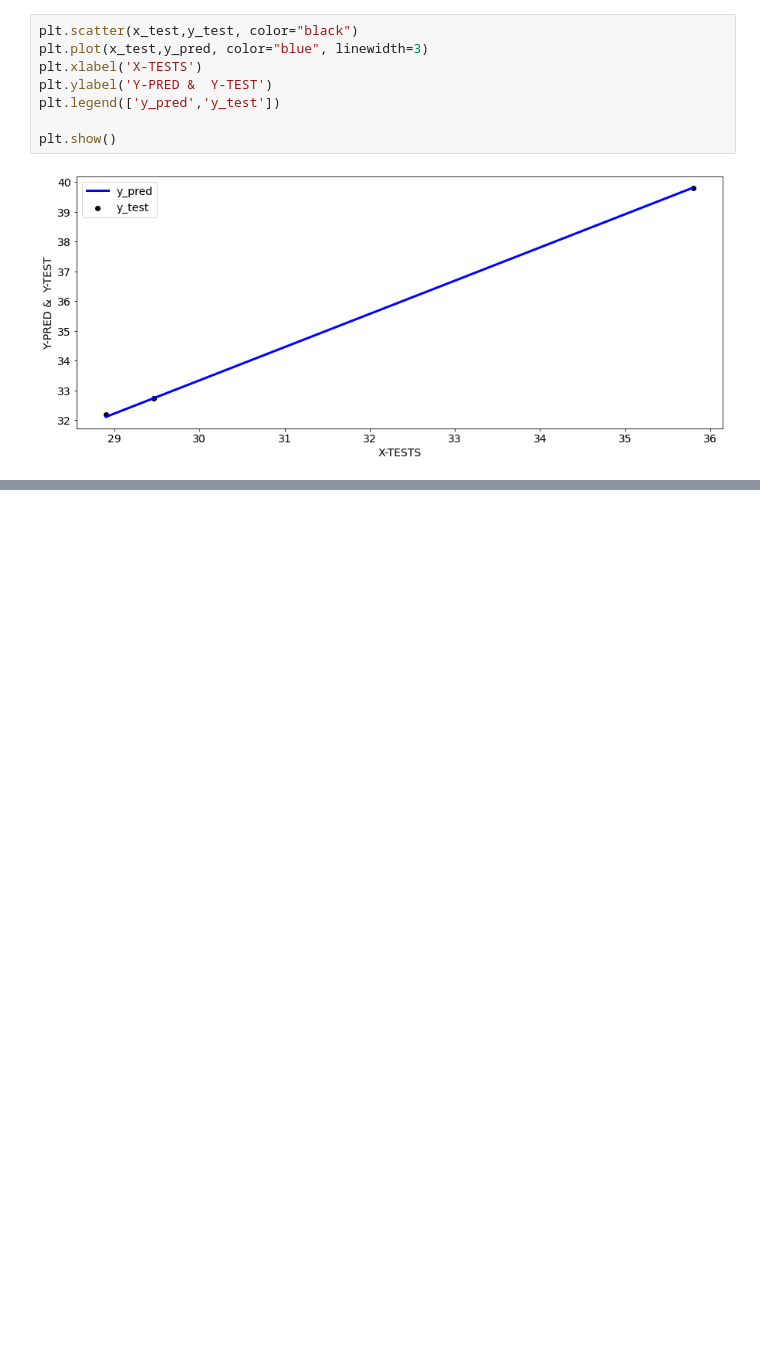
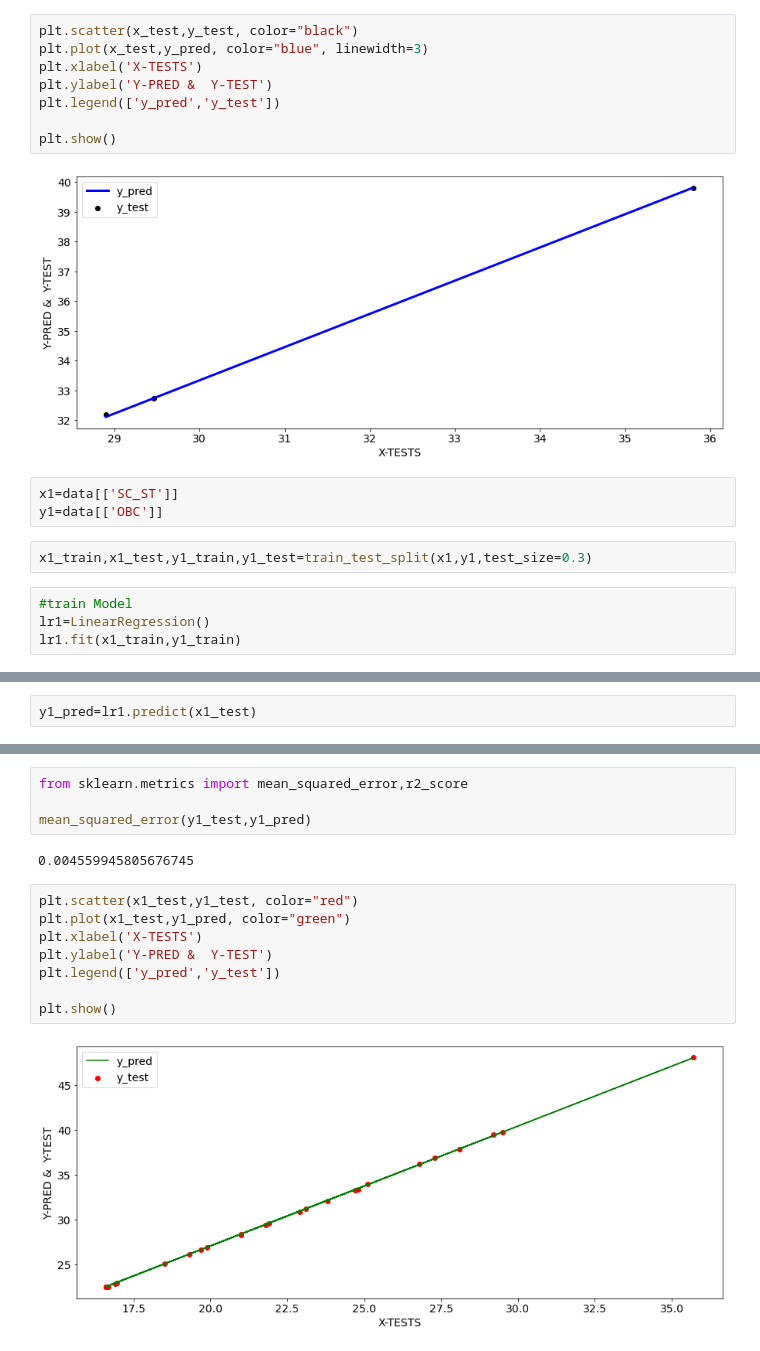
Before and after one commit to Arpan-tech-create/Machine_Learning, a Jupyter notebook: Linear-Regression.ipynb, the cells around one changed output, grey strips where cells are left out. Cells and saved outputs as stored; diff of their text form; blank space fills up the shorter version.

```diff
--- a/GATE-regression.ipynb
+++ b/Linear-Regression.ipynb
@@ -124,3 +124,12 @@ plt.legend(['y_pred','y_test'])
 plt.show()
 # %% [output]
 [figure]
+# %%
+x1=data[['SC_ST']]
+y1=data[['OBC']]
+# %%
+x1_train,x1_test,y1_train,y1_test=train_test_split(x1,y1,test_size=0.3)
+# %%
+#train Model
+lr1=LinearRegression()
+lr1.fit(x1_train,y1_train)
@@ -126,0 +138,2 @@ plt.show()
+# %%
+y1_pred=lr1.predict(x1_test)
@@ -126,0 +180,16 @@ plt.show()
+# %%
+from sklearn.metrics import mean_squared_error,r2_score
+
+mean_squared_error(y1_test,y1_pred)
+# %% [output]
+0.004559945805676745
+# %%
+plt.scatter(x1_test,y1_test, color="red")
+plt.plot(x1_test,y1_pred, color="green")
+plt.xlabel('X-TESTS')
+plt.ylabel('Y-PRED &  Y-TEST')
+plt.legend(['y_pred','y_test'])
+
+plt.show()
+# %% [output]
+[figure, added]
```
Also changed, not shown: parts of 7 cells of this notebook.
